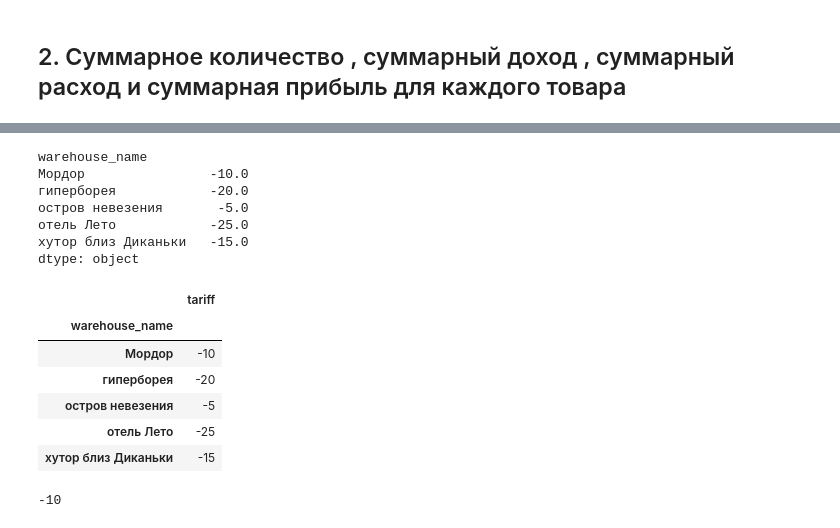
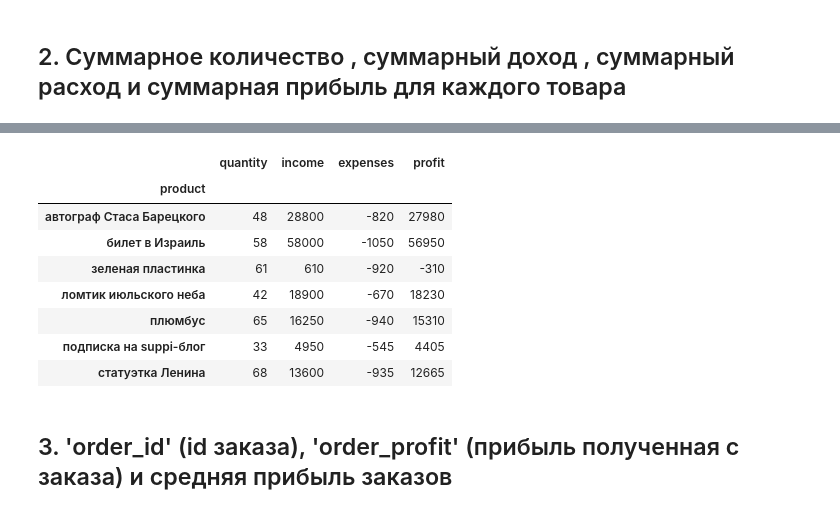
Before and after one commit to mislavskii/fancy-warehouses, a Jupyter notebook: warehouses.ipynb, the cells around one changed output, grey strips where cells are left out. Saved outputs shown, nothing was run; the diff lists cells and outputs as text; code cells hidden in the pictures.

```diff
--- a/warehouses.ipynb
+++ b/warehouses.ipynb
@@ -54,8 +55,9 @@ df
 ## 1. Тариф стоимости доставки для каждого склада
 # %%
 grouped = df.groupby(['warehouse_name', 'order_id'])
-tariffs = grouped.highway_cost.first() // grouped.quantity.sum()
+tariffs = grouped.highway_cost_per_order.first() // grouped.quantity.sum()
 tariffs = tariffs.groupby('warehouse_name').first()
+
 tariffs
 # %% [output]
 warehouse_name
@@ -118,3 +75,0 @@ Name: highway_cost, Length: 100, dtype: object
-# %%
-tariffs = costs / quants
-tariffs
@@ -135,28 +75,0 @@ Length: 100, dtype: object
-# %%
-tariffs.groupby('warehouse_name').first()
-# %% [output]
-warehouse_name
-Мордор                -10.0
-гиперборея            -20.0
-остров невезения       -5.0
-отель Лето            -25.0
-хутор близ Диканьки   -15.0
-dtype: object
-# %%
-wh_highway_cost = ['warehouse_name', 'highway_cost']
-wh_rates = df[wh_highway_cost].groupby('warehouse_name').max()
-wh_rates.rename(columns={'highway_cost': 'tariff'}, inplace=True)
-
-wh_rates
-# %% [output]
-|  | tariff |
-| warehouse_name |  |
-| Мордор | -10 |
-| гиперборея | -20 |
-| остров невезения | -5 |
-| отель Лето | -25 |
-| хутор близ Диканьки | -15 |
-# %%
-wh_rates.loc['Мордор'].tariff
-# %% [output]
--10
@@ -164,0 +76,20 @@ group = df.groupby('order_id')
+# %%
+summary = df.drop('highway_cost_per_order', axis=1)
+summary.insert(4, 'expenses', summary.quantity * [tariffs[value] for value in summary.warehouse_name.values])
+summary.insert(4, 'income', summary.price * summary.quantity)
+summary.insert(6, 'profit', (summary.income + summary.expenses))
+
+product_slice = summary[['product', 'quantity', 'income', 'expenses', 'profit']]
+product_slice.groupby('product').sum()
+# %% [output]
+|  | quantity | income | expenses | profit |
+| product |  |  |  |  |
+| автограф Стаса Барецкого | 48 | 28800 | -820 | 27980 |
+| билет в Израиль | 58 | 58000 | -1050 | 56950 |
+| зеленая пластинка | 61 | 610 | -920 | -310 |
+| ломтик июльского неба | 42 | 18900 | -670 | 18230 |
+| плюмбус | 65 | 16250 | -940 | 15310 |
+| подписка на suppi-блог | 33 | 4950 | -545 | 4405 |
+| статуэтка Ленина | 68 | 13600 | -935 | 12665 |
+# %% [markdown]
+## 3. 'order_id' (id заказа), 'order_profit' (прибыль полученная с заказа) и средняя прибыль заказов
```
Also changed, not shown: parts of 6 cells of this notebook.
